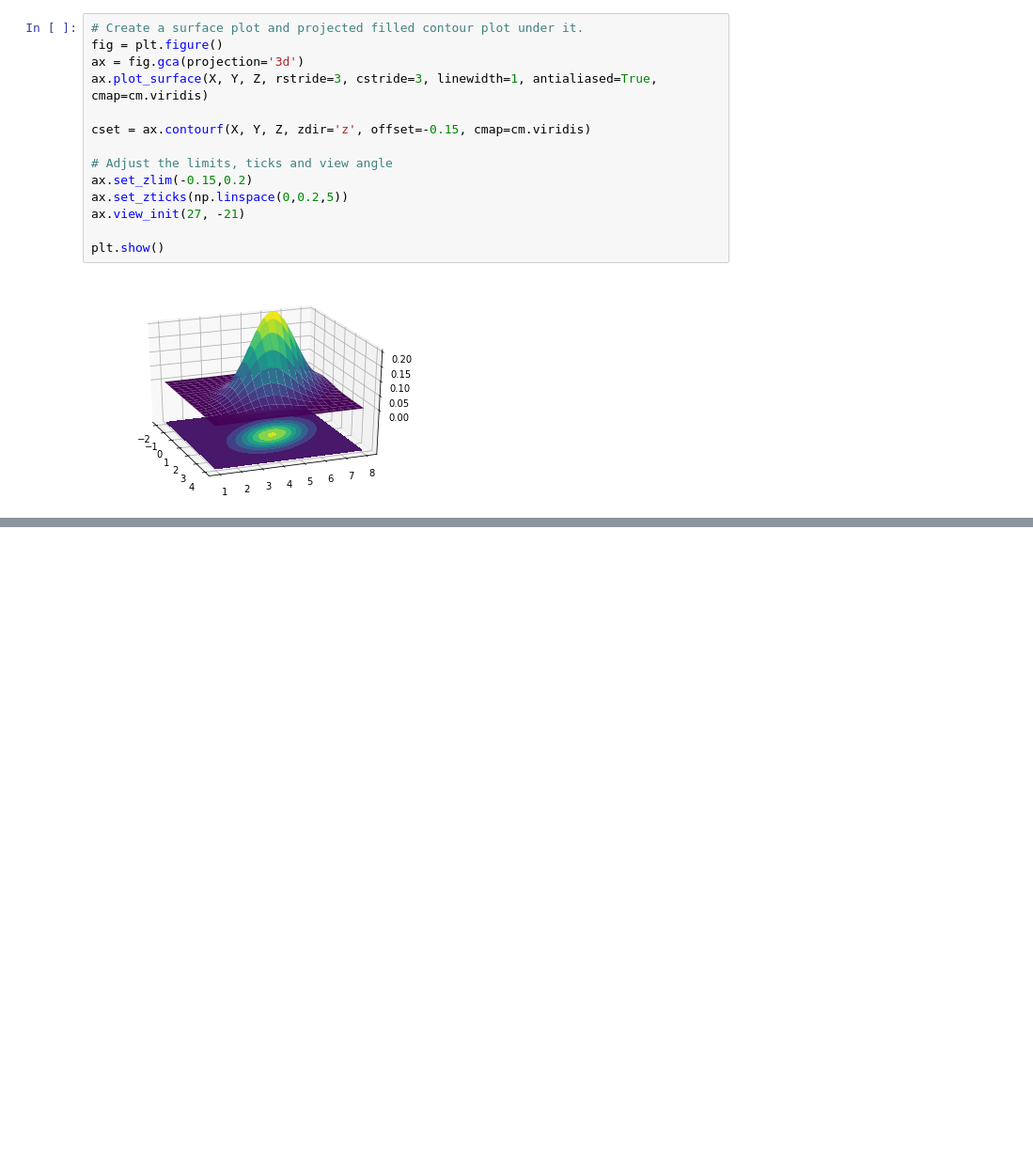
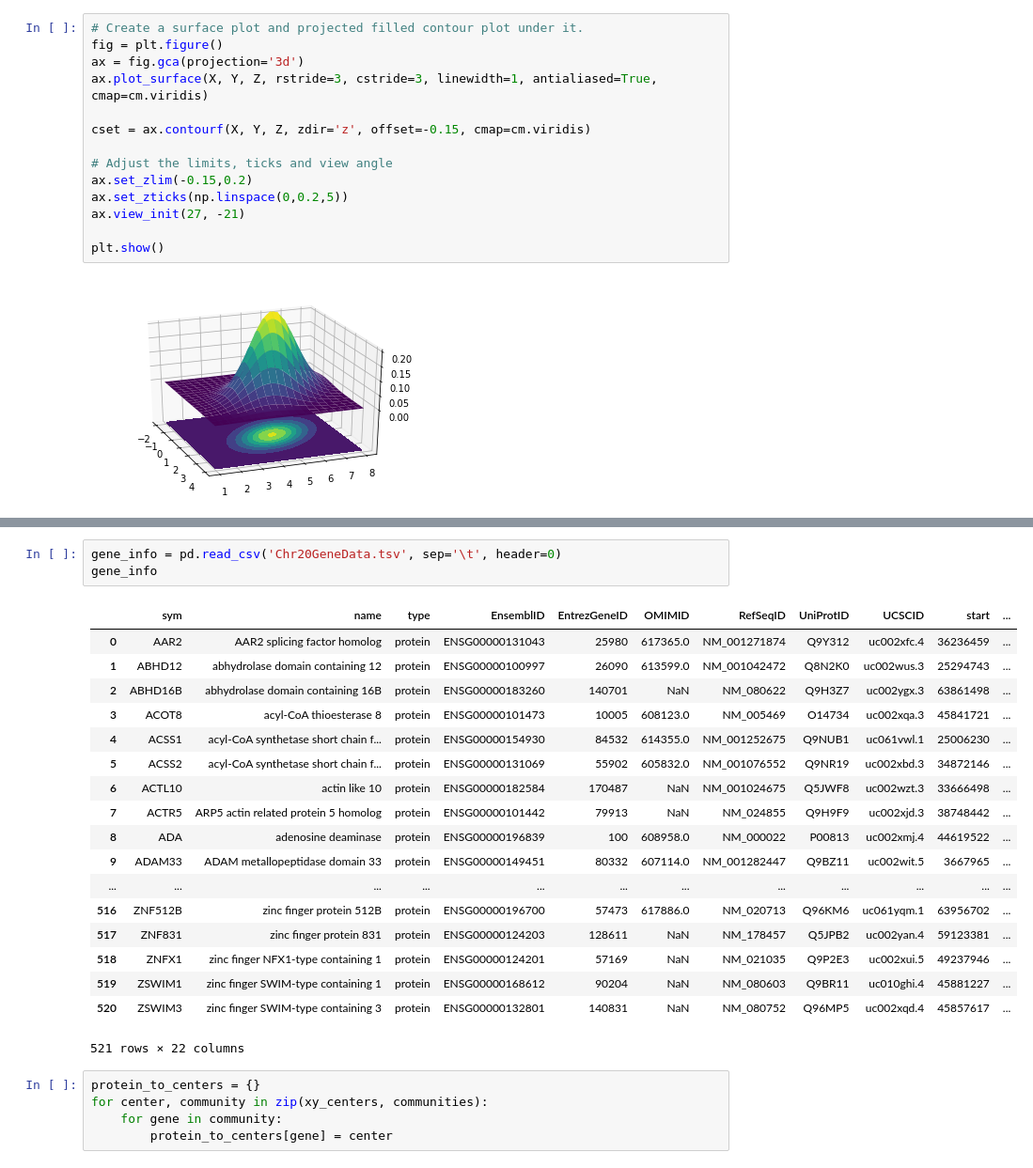
Before and after one commit to jyjenny/bcbbiohacks2018, a Jupyter notebook: ppi_plot.ipynb, the cells around one changed output, grey strips where cells are left out. Shown at 94% size. Saved outputs shown, nothing was run; the diff lists cells and outputs as text; blank space fills up the shorter version.

```diff
--- a/ppi_plot.ipynb
+++ b/ppi_plot.ipynb
@@ -330,0 +400,27 @@ ax.plot_surface(xx, yy, z, cmap=cm.viridis, alpha=0.2)
+# %%
+gene_info = pd.read_csv('Chr20GeneData.tsv', sep='\t', header=0)
+gene_info
+# %% [output]
+|  | sym | name | type | EnsemblID | EntrezGeneID | OMIMID | RefSeqID | UniProtID | UCSCID | start | ... |
+| 0 | AAR2 | AAR2 splicing factor homolog | protein | ENSG00000131043 | 25980 | 617365.0 | NM_001271874 | Q9Y312 | uc002xfc.4 | 36236459 | ... |
+| 1 | ABHD12 | abhydrolase domain containing 12 | protein | ENSG00000100997 | 26090 | 613599.0 | NM_001042472 | Q8N2K0 | uc002wus.3 | 25294743 | ... |
+| 2 | ABHD16B | abhydrolase domain containing 16B | protein | ENSG00000183260 | 140701 | NaN | NM_080622 | Q9H3Z7 | uc002ygx.3 | 63861498 | ... |
+| 3 | ACOT8 | acyl-CoA thioesterase 8 | protein | ENSG00000101473 | 10005 | 608123.0 | NM_005469 | O14734 | uc002xqa.3 | 45841721 | ... |
+| 4 | ACSS1 | acyl-CoA synthetase short chain f... | protein | ENSG00000154930 | 84532 | 614355.0 | NM_001252675 | Q9NUB1 | uc061vwl.1 | 25006230 | ... |
+| 5 | ACSS2 | acyl-CoA synthetase short chain f... | protein | ENSG00000131069 | 55902 | 605832.0 | NM_001076552 | Q9NR19 | uc002xbd.3 | 34872146 | ... |
+| 6 | ACTL10 | actin like 10 | protein | ENSG00000182584 | 170487 | NaN | NM_001024675 | Q5JWF8 | uc002wzt.3 | 33666498 | ... |
+| 7 | ACTR5 | ARP5 actin related protein 5 homolog | protein | ENSG00000101442 | 79913 | NaN | NM_024855 | Q9H9F9 | uc002xjd.3 | 38748442 | ... |
+| 8 | ADA | adenosine deaminase | protein | ENSG00000196839 | 100 | 608958.0 | NM_000022 | P00813 | uc002xmj.4 | 44619522 | ... |
+| 9 | ADAM33 | ADAM metallopeptidase domain 33 | protein | ENSG00000149451 | 80332 | 607114.0 | NM_001282447 | Q9BZ11 | uc002wit.5 | 3667965 | ... |
+| ... | ... | ... | ... | ... | ... | ... | ... | ... | ... | ... | ... |
+| 516 | ZNF512B | zinc finger protein 512B | protein | ENSG00000196700 | 57473 | 617886.0 | NM_020713 | Q96KM6 | uc061yqm.1 | 63956702 | ... |
+| 517 | ZNF831 | zinc finger protein 831 | protein | ENSG00000124203 | 128611 | NaN | NM_178457 | Q5JPB2 | uc002yan.4 | 59123381 | ... |
+| 518 | ZNFX1 | zinc finger NFX1-type containing 1 | protein | ENSG00000124201 | 57169 | NaN | NM_021035 | Q9P2E3 | uc002xui.5 | 49237946 | ... |
+| 519 | ZSWIM1 | zinc finger SWIM-type containing 1 | protein | ENSG00000168612 | 90204 | NaN | NM_080603 | Q9BR11 | uc010ghi.4 | 45881227 | ... |
+| 520 | ZSWIM3 | zinc finger SWIM-type containing 3 | protein | ENSG00000132801 | 140831 | NaN | NM_080752 | Q96MP5 | uc002xqd.4 | 45857617 | ... |
+521 rows × 22 columns
+# %%
+protein_to_centers = {}
+for center, community in zip(xy_centers, communities):
+    for gene in community:
+        protein_to_centers[gene] = center
```
Also changed, not shown: parts of 12 cells of this notebook.
